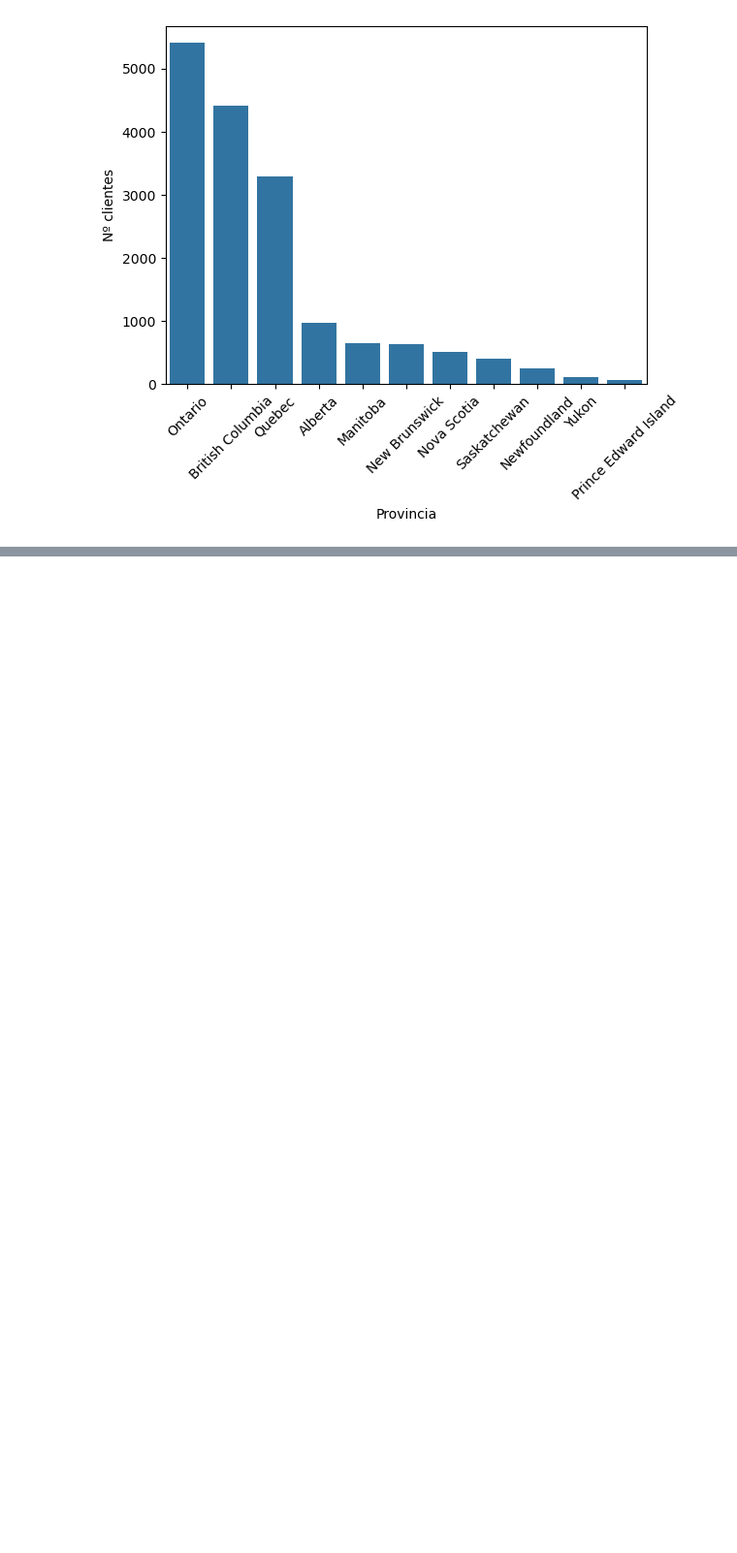
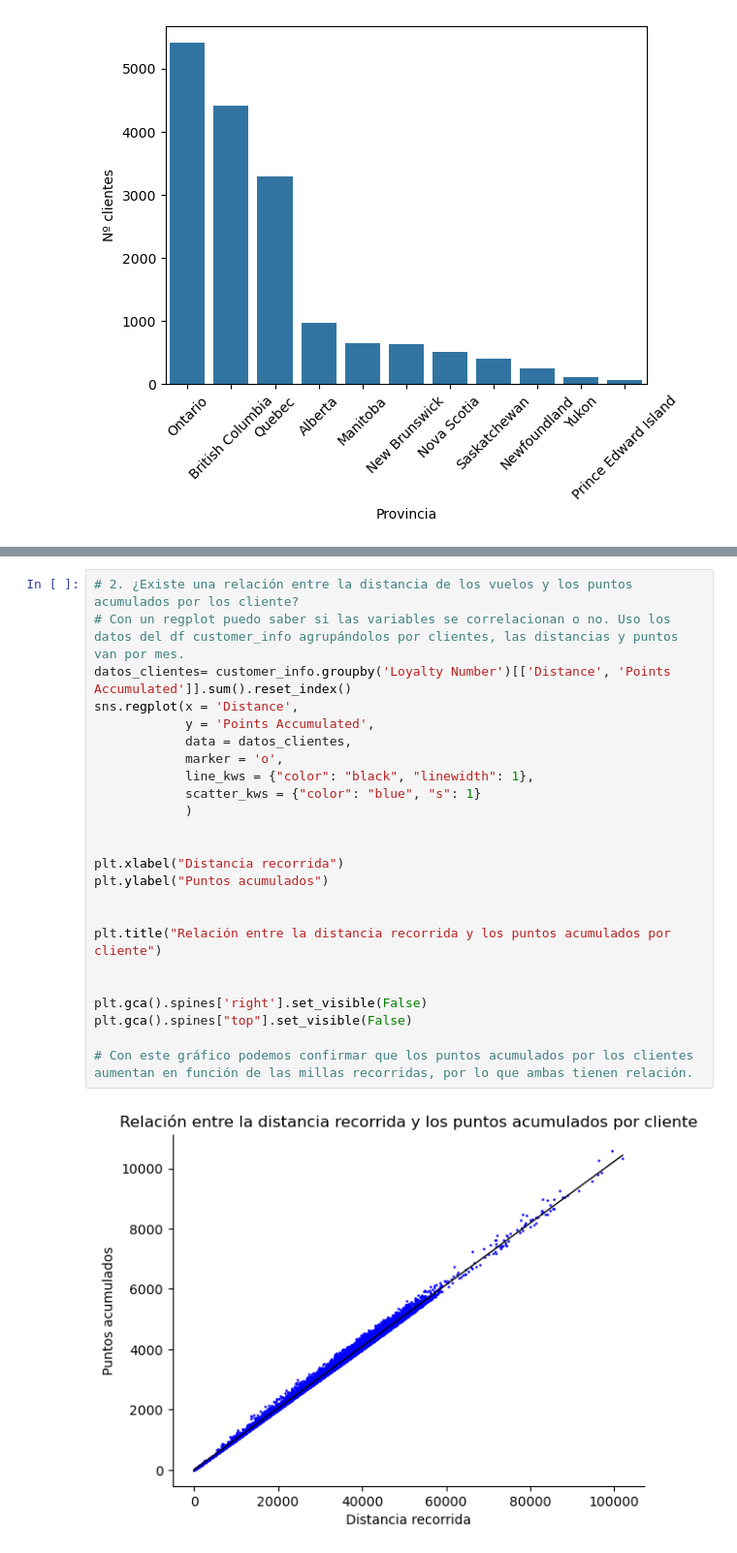
Before and after one commit to tapiamm/bda-modulo-3-evaluacion-final-tapiamm, a Jupyter notebook: ejercicio_tecnico_m3_maria_tapia.ipynb, the cells around one changed output, grey strips where cells are left out. Shown at 97% size. Drawn from its saved outputs; the diff is of its cells as text; blank space fills up the shorter version.

```diff
--- a/ejercicio_tecnico_m3_maria_tapia.ipynb
+++ b/ejercicio_tecnico_m3_maria_tapia.ipynb
@@ -289,0 +392,26 @@ plt.show()
+# %%
+# 2. ¿Existe una relación entre la distancia de los vuelos y los puntos acumulados por los cliente?
+# Con un regplot puedo saber si las variables se correlacionan o no. Uso los datos del df customer_info agrupándolos por clientes, las distancias y puntos van por mes.
+datos_clientes= customer_info.groupby('Loyalty Number')[['Distance', 'Points Accumulated']].sum().reset_index()
+sns.regplot(x = 'Distance',
+            y = 'Points Accumulated',
+            data = datos_clientes,
+            marker = 'o',
+            line_kws = {"color": "black", "linewidth": 1},
+            scatter_kws = {"color": "blue", "s": 1}
+            )
+
+
+plt.xlabel("Distancia recorrida")
+plt.ylabel("Puntos acumulados")
+
+
+plt.title("Relación entre la distancia recorrida y los puntos acumulados por cliente")
+
+
+plt.gca().spines['right'].set_visible(False)
+plt.gca().spines["top"].set_visible(False)
+
+# Con este gráfico podemos confirmar que los puntos acumulados por los clientes aumentan en función de las millas recorridas, por lo que ambas tienen relación.
+# %% [output]
+[figure, added]
```
Also changed, not shown: parts of 8 cells of this notebook.
